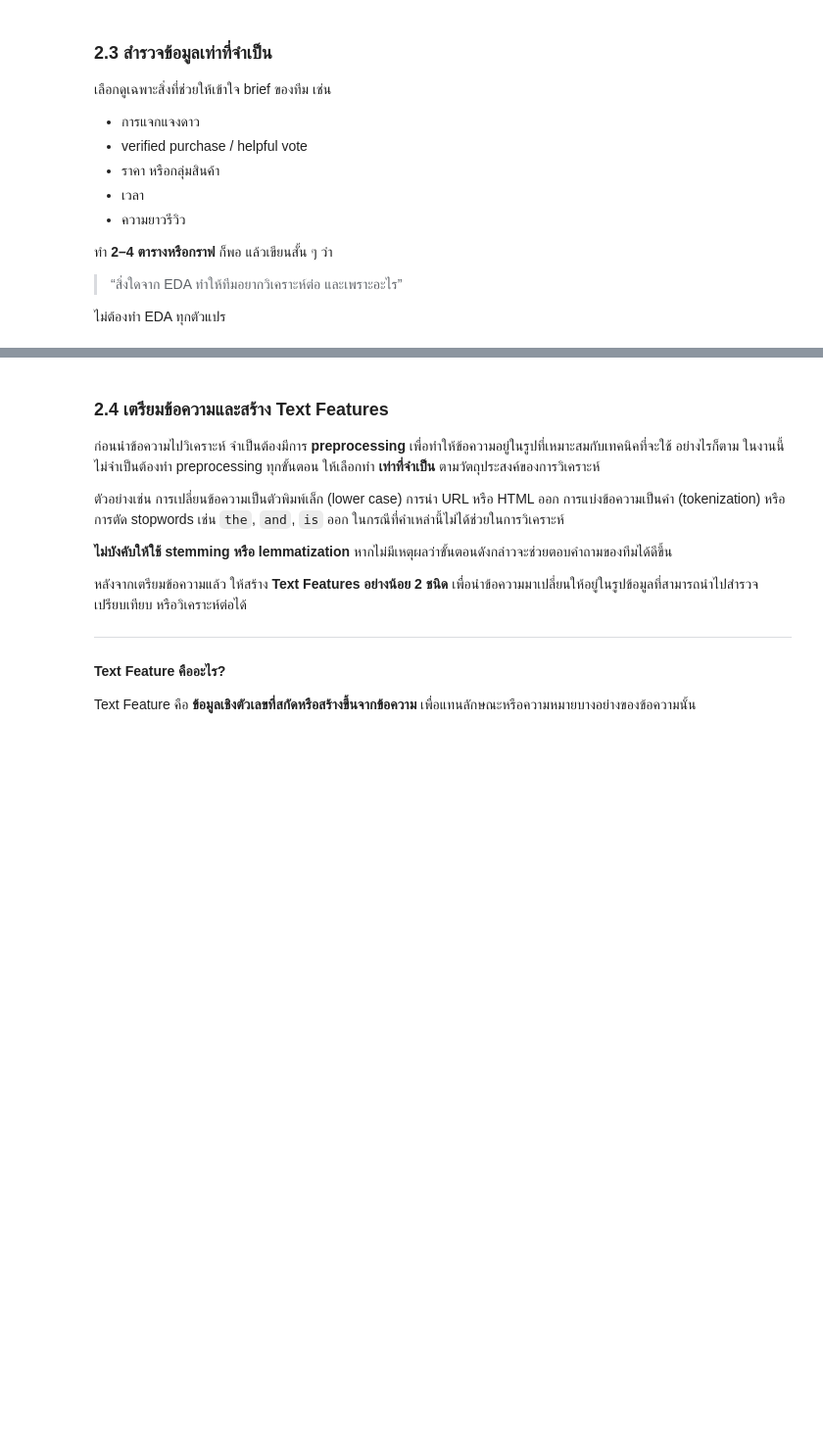
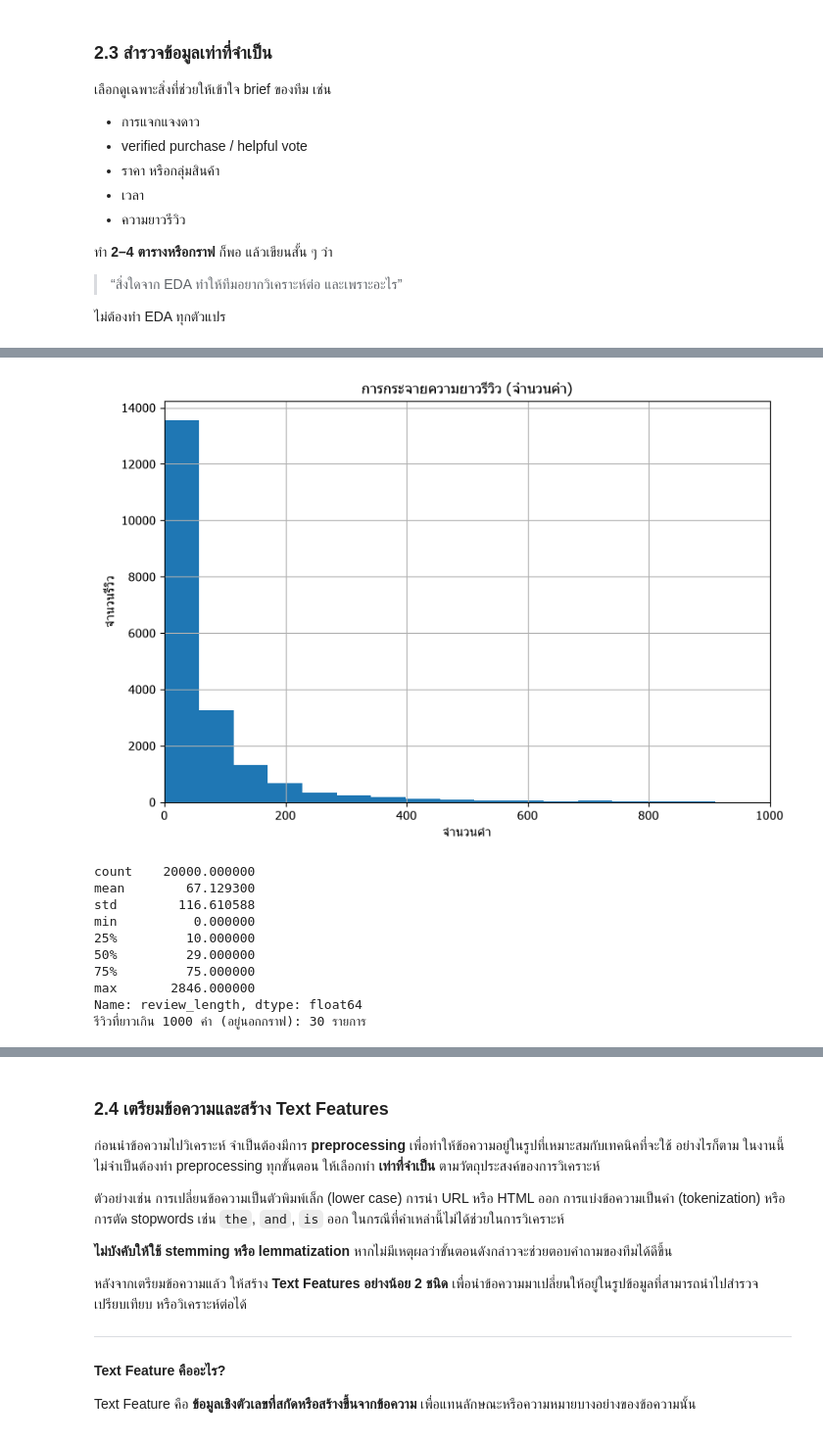
Before and after one commit to spannav/project_bigdata, a Jupyter notebook: Project1_Video_Games.ipynb, the cells around one changed output, grey strips where cells are left out. Shown at 98% size. Drawn from its saved outputs; the diff is of its cells as text; code cells hidden in the pictures; blank space fills up the shorter version.

```diff
--- a/Project1_Video_Games.ipynb
+++ b/Project1_Video_Games.ipynb
@@ -401,0 +461,27 @@ duplicates[
+# %%
+# 4) ความยาวของรีวิว (จำนวนคำ) - zoom เข้าไปดูช่วงหลัก
+table_merge['review_length'] = table_merge['text'].apply(lambda x: len(str(x).split()))
+
+plt.figure(figsize=(9, 6))
+table_merge['review_length'].hist(bins=50)
+plt.title('การกระจายความยาวรีวิว (จำนวนคำ)')
+plt.xlabel('จำนวนคำ')
+plt.ylabel('จำนวนรีวิว')
+plt.xlim(0, 1000)   # <-- ตัดแกน X ให้เห็นแค่ช่วง 0-300 คำ (ครอบคลุม ~90% ของรีวิว)
+plt.show()
+
+print(table_merge['review_length'].describe())
+outliers = (table_merge['review_length'] > 1000).sum()
+print(f"รีวิวที่ยาวเกิน 1000 คำ (อยู่นอกกราฟ): {outliers} รายการ")
+# %% [output]
+[figure, added]
+count    20000.000000
+mean        67.129300
+std        116.610588
+min          0.000000
+25%         10.000000
+50%         29.000000
+75%         75.000000
+max       2846.000000
+Name: review_length, dtype: float64
+รีวิวที่ยาวเกิน 1000 คำ (อยู่นอกกราฟ): 30 รายการ
```
Also changed, not shown: parts of 14 cells of this notebook.
